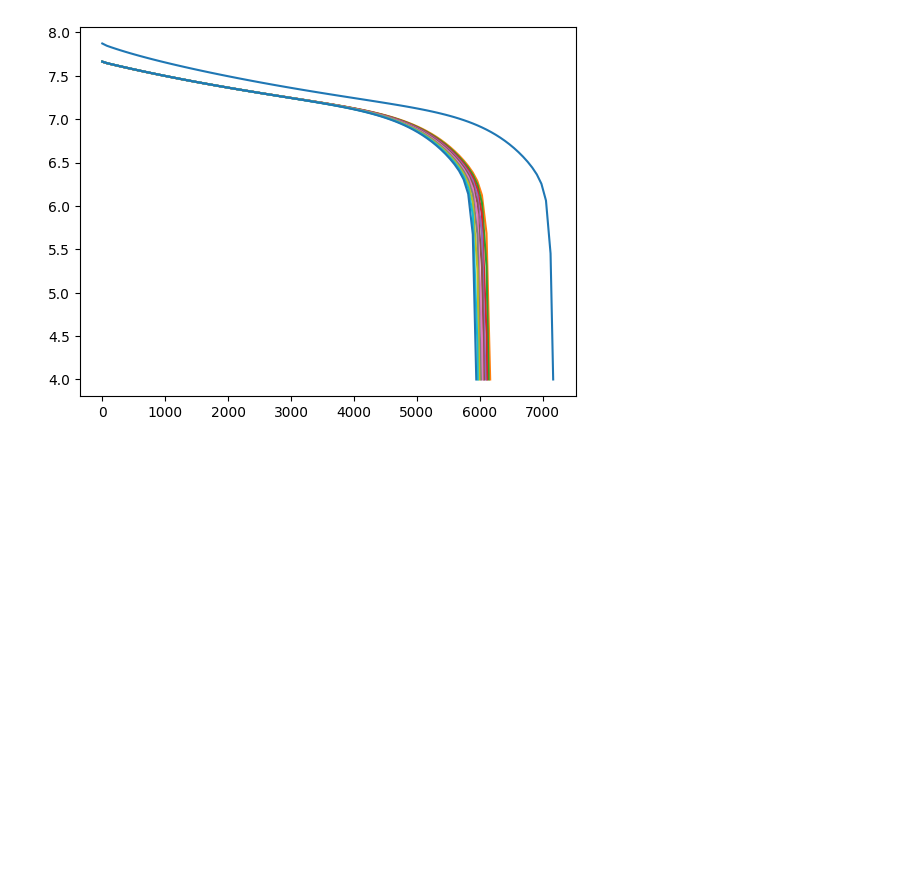
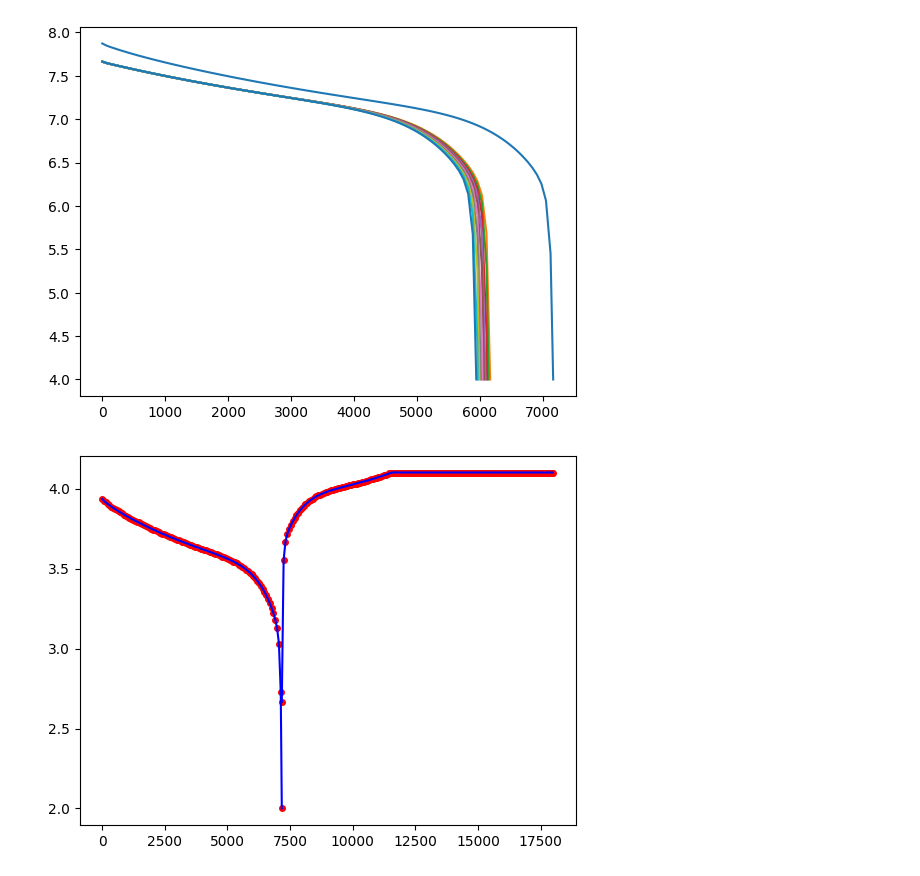
Before and after one commit to AdiMatam/Battery-Pybamm, a Jupyter notebook: dataread.ipynb, the cells around one changed output. Drawn from its saved outputs; the diff is of its cells as text; code cells hidden in the pictures; blank space fills up the shorter version.

Commit message:
validated single cell and pack data

```diff
--- a/dataread.ipynb
+++ b/dataread.ipynb
@@ -60,3 +60,17 @@ for cycle in toplot:
     plt.plot(group.loc[(cycle), 'Time'], group.loc[(cycle), 'Pack Voltage'])
 # %% [output]
 [figure]
+# %%
+group2 = data.loc[
+    (CYCLE.isin(toplot))
+]
+
+plt.plot(group2.loc[(1), 'Global Time'], group2.loc[(1), pack.cells[0,0].voltage.name], 'ro', markersize=4)
+
+single = pd.read_csv("data/CCCV-3.csv", index_col=[0,1])
+plt.plot(single.loc[('C1'), 'Global Time'], single.loc[('C1'), "Cell1 Voltage"], color='blue')
+plt.plot(single.loc[('C2'), 'Global Time'], single.loc[('C2'), "Cell1 Voltage"], color='blue')
+
+plt.savefig("here.png")
+# %% [output]
+[figure, added]
```
Also changed, not shown: parts of 2 cells of this notebook, 4 other files.
